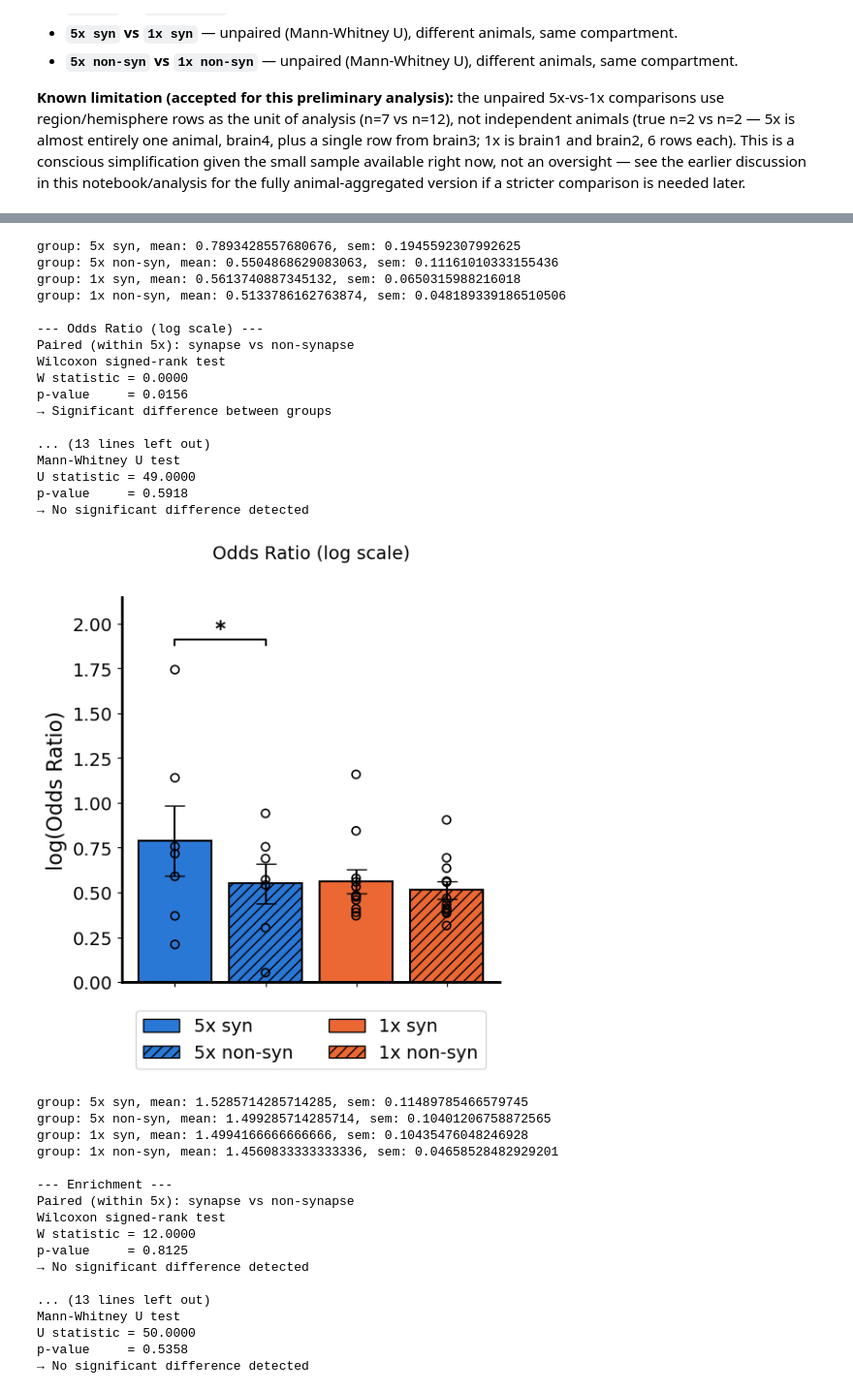
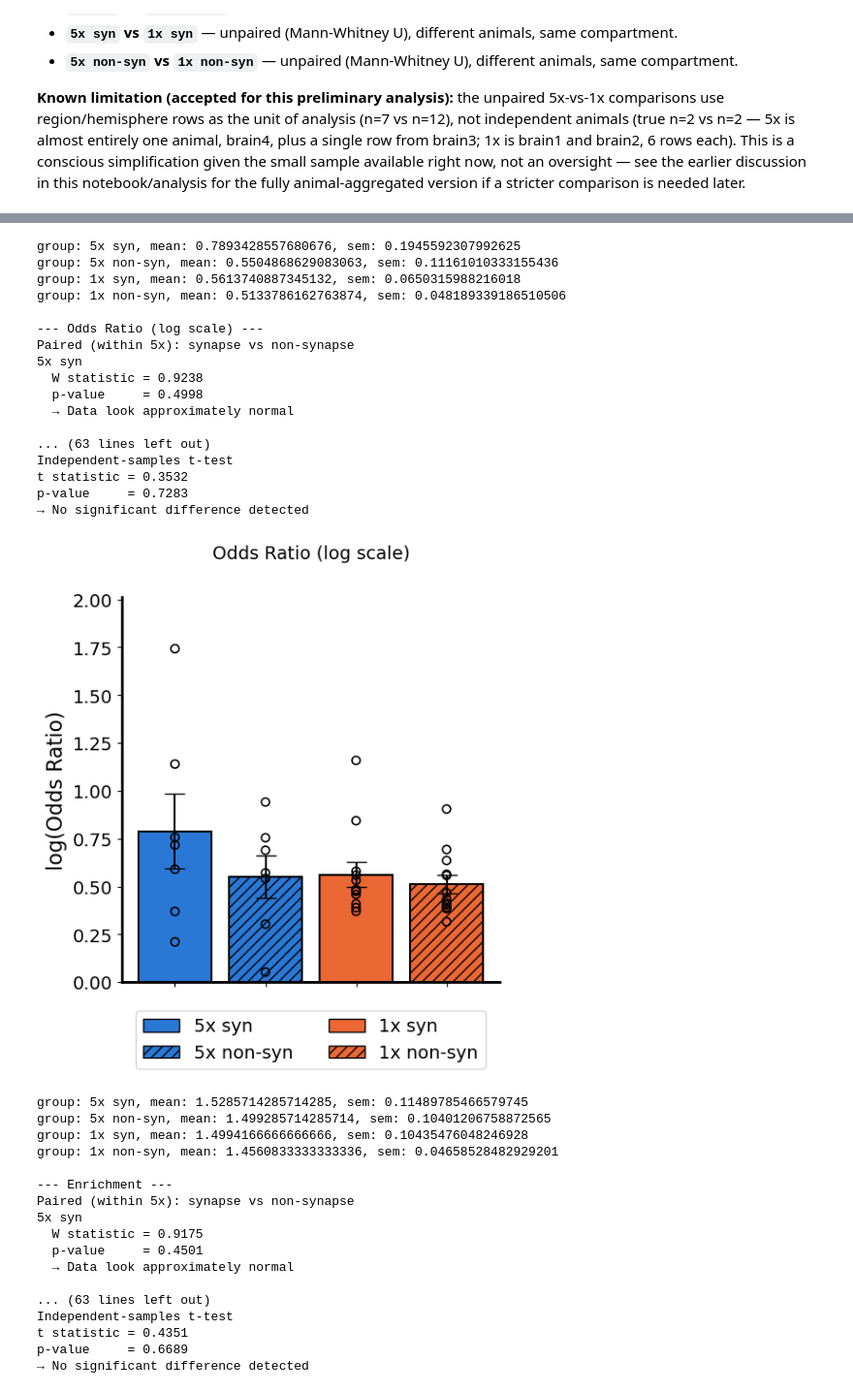
Before and after one commit to gmalagonv/confocal, a Jupyter notebook: analysis_notebooks/pooled_results.ipynb, the cells around one changed output, grey strips where cells are left out. Shown at 97% size. Drawn from its saved outputs; the diff is of its cells as text; code cells hidden in the pictures.

```diff
--- a/analysis_notebooks/pooled_results.ipynb
+++ b/analysis_notebooks/pooled_results.ipynb
@@ -806,14 +678,24 @@ def plot_condition_compartment(metric_syn, metric_non_syn, ylabel, title,
     ax.yaxis.label.set_size(16)
 
     print(f'\n--- {title} ---')
+    # two_group_test (plotter.py) -- same normality-gated test selection fast_plotter
+    # uses internally (paired t-test/Wilcoxon for paired, independent t-test/Mann-Whitney
+    # for unpaired), so this function can't silently drift from what fast_plotter would
+    # choose for the same two groups. Previously this hardcoded wilcoxon_test/
+    # mannwhitneyu_test unconditionally, which could disagree with fast_plotter's
+    # (correct) choice on data that passes normality -- e.g. the 5x-only "Fraction of
+    # HSP in Mito" paired comparison was significant by paired t-test (fast_plotter,
+    # p=0.0165) but not by Wilcoxon (this function's old hardcoded test, p=0.047 --
+    # still significant here, but the two tests don't always have to agree, and for
+    # other metrics they diverged on significance entirely).
     print('Paired (within 5x): synapse vs non-synapse')
-    sig_5x, p_5x = wilcoxon_test([x5_syn, x5_non])
+    sig_5x, p_5x = two_group_test([x5_syn, x5_non], labels=['5x syn', '5x non-syn'], paired=True)
     print('Paired (within 1x): synapse vs non-synapse')
-    sig_1x, p_1x = wilcoxon_test([x1_syn, x1_non])
+    sig_1x, p_1x = two_group_test([x1_syn, x1_non], labels=['1x syn', '1x non-syn'], paired=True)
     print('Unpaired (5x vs 1x), synapse')
-    sig_syn, p_syn = mannwhitneyu_test([x5_syn, x1_syn])
+    sig_syn, p_syn = two_group_test([x5_syn, x1_syn], labels=['5x syn', '1x syn'], paired=False)
     print('Unpaired (5x vs 1x), non-synapse')
-    sig_non, p_non = mannwhitneyu_test([x5_non, x1_non])
+    sig_non, p_non = two_group_test([x5_non, x1_non], labels=['5x non-syn', '1x non-syn'], paired=False)
 
     # only these 4 biologically meaningful comparisons are tested/annotated --
     # see markdown above for why the other 2 possible cross-pairs are skipped
@@ -898,21 +780,21 @@ p-value     = 0.6725
 group: 5x syn, mean: 0.7893428557680676, sem: 0.1945592307992625
 group: 5x non-syn, mean: 0.5504868629083063, sem: 0.11161010333155436
 group: 1x syn, mean: 0.5613740887345132, sem: 0.0650315988216018
 group: 1x non-syn, mean: 0.5133786162763874, sem: 0.048189339186510506
 
 --- Odds Ratio (log scale) ---
 Paired (within 5x): synapse vs non-synapse
-Wilcoxon signed-rank test
-W statistic = 0.0000
-p-value     = 0.0156
-→ Significant difference between groups
+5x syn
+  W statistic = 0.9238
+  p-value     = 0.4998
+  → Data look approximately normal
 
-... (13 lines left out)
-Mann-Whitney U test
-U statistic = 49.0000
-p-value     = 0.5918
+... (63 lines left out)
+Independent-samples t-test
+t statistic = 0.3532
+p-value     = 0.7283
 → No significant difference detected
-[figure, old version]
+[figure, new version]
 group: 5x syn, mean: 1.5285714285714285, sem: 0.11489785466579745
 group: 5x non-syn, mean: 1.499285714285714, sem: 0.10401206758872565
 group: 1x syn, mean: 1.4994166666666666, sem: 0.10435476048246928
@@ -920,15 +802,15 @@ group: 1x non-syn, mean: 1.4560833333333336, sem: 0.04658528482929201
 
 --- Enrichment ---
 Paired (within 5x): synapse vs non-synapse
-Wilcoxon signed-rank test
-W statistic = 12.0000
-p-value     = 0.8125
+5x syn
+  W statistic = 0.9175
+  p-value     = 0.4501
+  → Data look approximately normal
+
+... (63 lines left out)
+Independent-samples t-test
+t statistic = 0.4351
+p-value     = 0.6689
 → No significant difference detected
-
-... (13 lines left out)
-Mann-Whitney U test
-U statistic = 50.0000
-p-value     = 0.5358
-→ No significant difference detected
 [figure]
 <Axes: title={'center': 'Enrichment'}, ylabel='Enrichment'>
```
Also changed, not shown: parts of 5 cells of this notebook, 8 other files.
